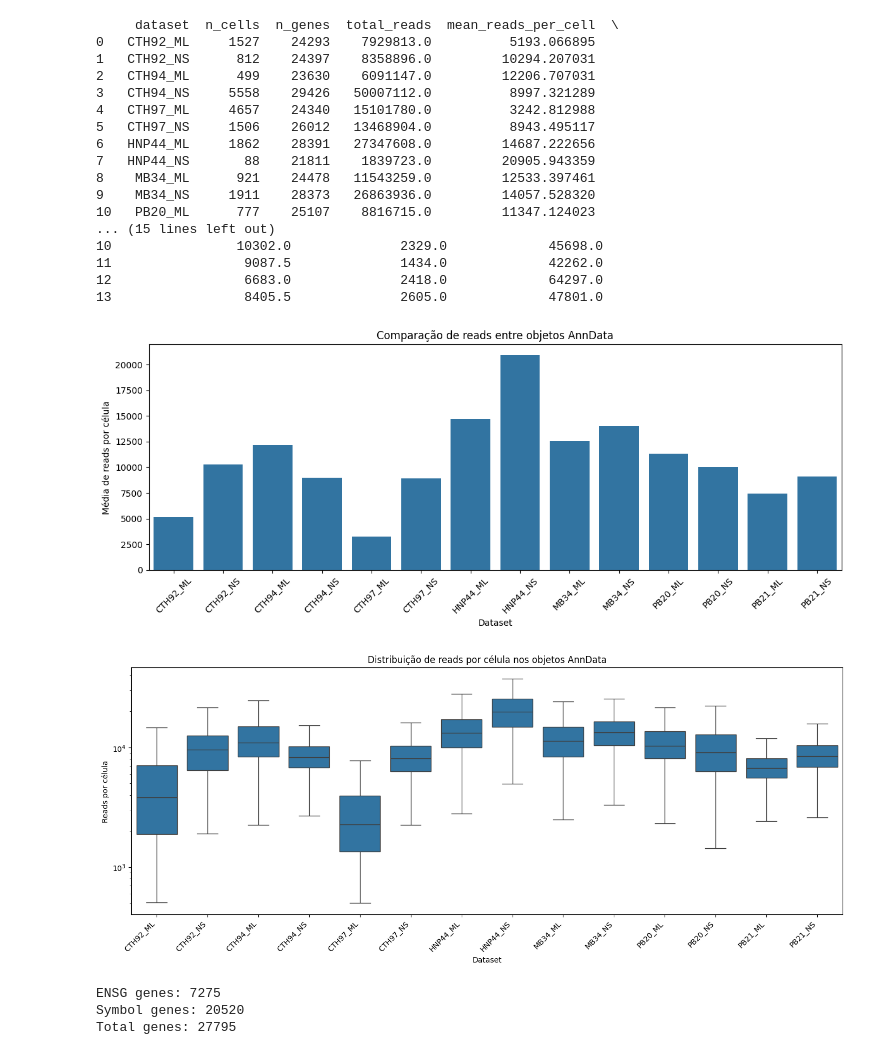
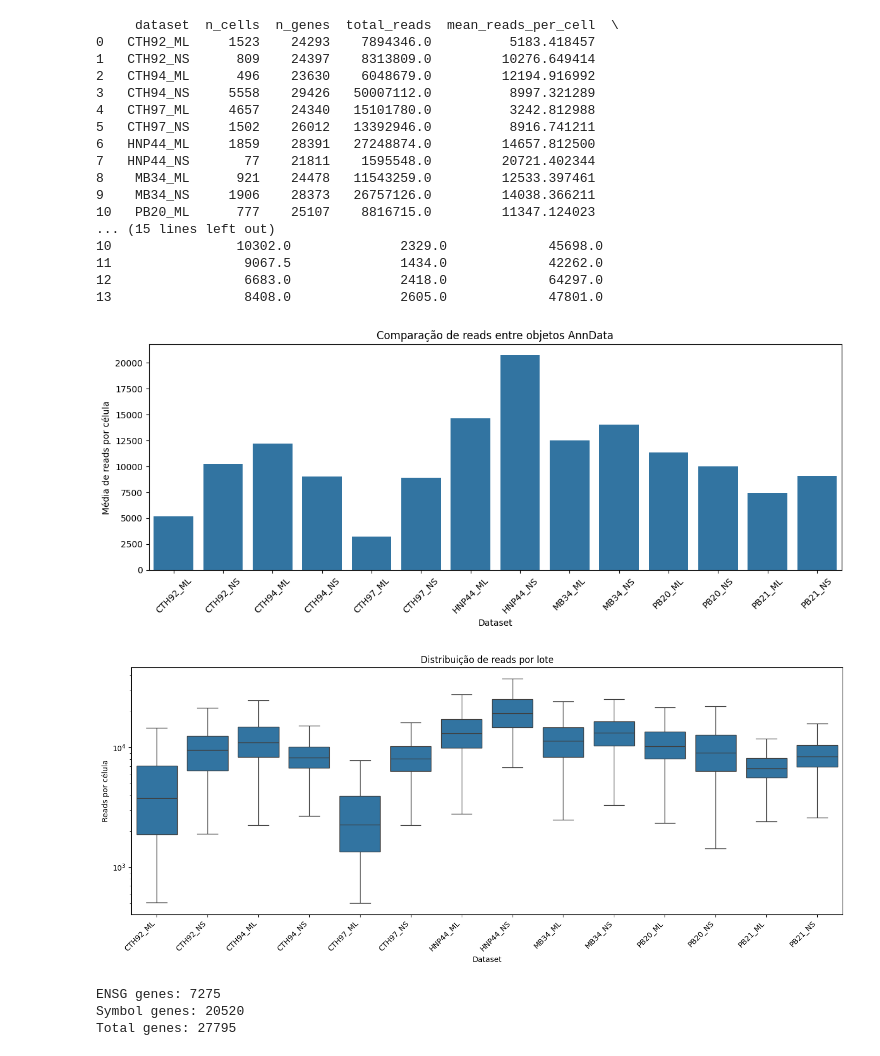
Before and after one commit to pedrovp161/singleCellTaru, a Jupyter notebook: src/scripts/processing.ipynb, the cells around one changed output. Saved outputs shown, nothing was run; the diff lists cells and outputs as text; code cells hidden in the pictures.

```diff
--- a/src/scripts/processing.ipynb
+++ b/src/scripts/processing.ipynb
@@ -8,6 +8,6 @@ notebookPath
 # %%
 import scanpy as sc
-output_dir = os.path.join(notebookPath, "data", "filtered_h5ad")
+output_dir = os.path.join(notebookPath, "data", "new")
 pastas = sorted(os.listdir(output_dir))
 
 adatas = [sc.read_h5ad(os.path.join(output_dir, pastas[i])) for i in range(len(pastas))]
@@ -76,22 +76,22 @@ plt.tight_layout()
 plt.show()
 # %% [output]
      dataset  n_cells  n_genes  total_reads  mean_reads_per_cell  \
-0   CTH92_ML     1527    24293    7929813.0          5193.066895
-1   CTH92_NS      812    24397    8358896.0         10294.207031
-2   CTH94_ML      499    23630    6091147.0         12206.707031
+0   CTH92_ML     1523    24293    7894346.0          5183.418457
+1   CTH92_NS      809    24397    8313809.0         10276.649414
+2   CTH94_ML      496    23630    6048679.0         12194.916992
 3   CTH94_NS     5558    29426   50007112.0          8997.321289
 4   CTH97_ML     4657    24340   15101780.0          3242.812988
-5   CTH97_NS     1506    26012   13468904.0          8943.495117
-6   HNP44_ML     1862    28391   27347608.0         14687.222656
-7   HNP44_NS       88    21811    1839723.0         20905.943359
+5   CTH97_NS     1502    26012   13392946.0          8916.741211
+6   HNP44_ML     1859    28391   27248874.0         14657.812500
+7   HNP44_NS       77    21811    1595548.0         20721.402344
 8    MB34_ML      921    24478   11543259.0         12533.397461
-9    MB34_NS     1911    28373   26863936.0         14057.528320
+9    MB34_NS     1906    28373   26757126.0         14038.366211
 10   PB20_ML      777    25107    8816715.0         11347.124023
 ... (15 lines left out)
 10                10302.0              2329.0             45698.0
-11                 9087.5              1434.0             42262.0
+11                 9067.5              1434.0             42262.0
 12                 6683.0              2418.0             64297.0
-13                 8405.5              2605.0             47801.0
+13                 8408.0              2605.0             47801.0
 [figure]
 # %%
 import pandas as pd
@@ -118,35 +118,35 @@ for i, adata in enumerate(adatas):
     })
 
     boxplot_data.append(temp_df)
 
 # Concatenar todos os datasets
 boxplot_df = pd.concat(boxplot_data, ignore_index=True)
 
 # -----------------------------
 # Boxplot
 # -----------------------------
 
 plt.figure(figsize=(14,6))
 
 sns.boxplot(
     data=boxplot_df,
     x="dataset",
     y="reads_per_cell",
     showfliers=False  # remove outliers extremos do gráfico
 )
 
 plt.xticks(rotation=45, ha="right")
 plt.ylabel("Reads por célula")
 plt.xlabel("Dataset")
-plt.title("Distribuição de reads por célula nos objetos AnnData")
+plt.title("Distribuição de reads por lote")
 
 # Opcional: escala log
 plt.yscale("log")
 
 plt.tight_layout()
 plt.show()
 # %% [output]
-[figure, old version]
+[figure, new version]
 # %%
 print(f"ENSG genes: {len([i for i in adata.var['gene_symbols'] if i.startswith('ENSG')])}")
 print(f"Symbol genes: {len([i for i in adata.var['gene_symbols'] if not i.startswith('ENSG')])}")
```
Also changed, not shown: parts of 38 cells of this notebook, 2 other files.
